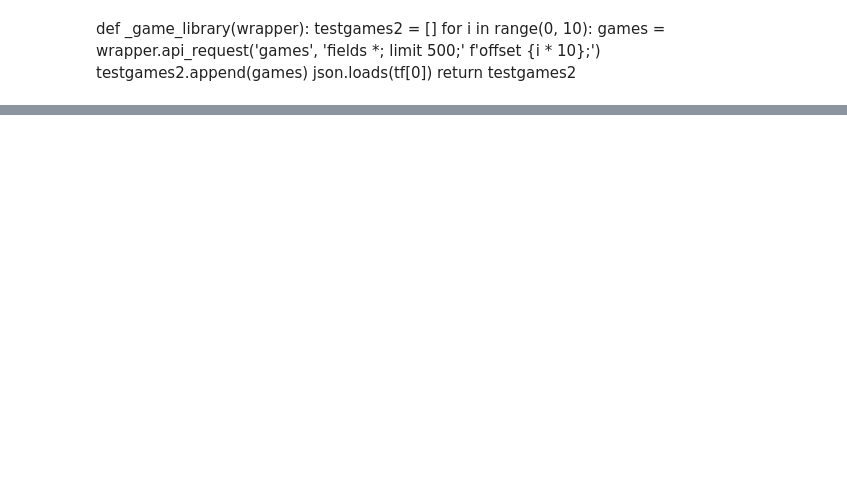
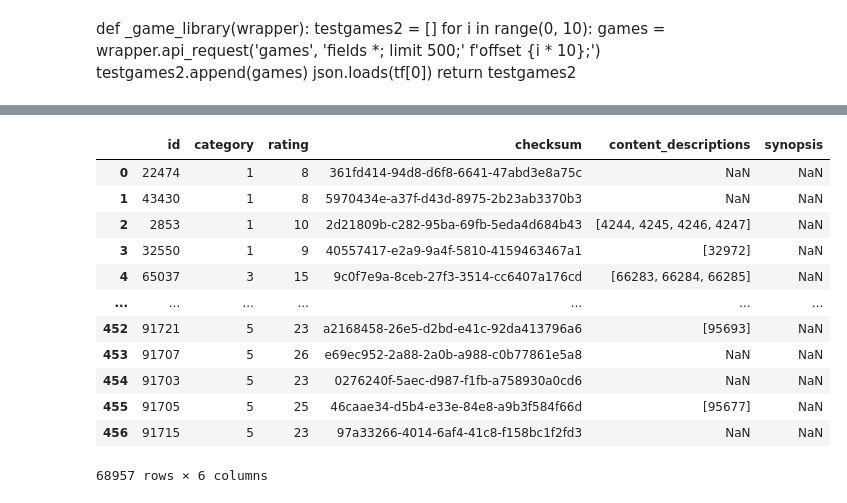
Before and after one commit to MrEnigmamgine/Videogame-Capstone_fork, a Jupyter notebook: jarrid_workbook.ipynb, the cells around one changed output, grey strips where cells are left out. Cells and saved outputs as stored; diff of their text form; code cells hidden in the pictures; blank space fills up the shorter version.

```diff
--- a/jarrid_workbook.ipynb
+++ b/jarrid_workbook.ipynb
@@ -264,0 +277,36 @@ game_library2.to_csv("games.csv")
+# %%
+headers = {'Client-ID': f'{Client_ID}', 'Authorization': f'Bearer {access_token}'}
+data = 'fields *; '
+r = requests.post('https://api.igdb.com/v4/age_ratings' ,data=data ,  headers=headers)
+
+age_ratings = wrapper.api_request('age_ratings', 'fields *;limit 500;')
+
+x = json.loads(age_ratings)
+
+age_ratings =pd.DataFrame(x)
+# %%
+def get_age_ratings(wrapper):
+    age_ratings = pd.DataFrame()
+    for i in range (0, 409):
+        a_ratings = wrapper.api_request('age_ratings', 'fields *; limit 500;' f'offset {i * 500};')
+        y = json.loads(a_ratings)
+        results_df =pd.DataFrame(y)
+        age_ratings = pd.concat([age_ratings, results_df])
+    return age_ratings
+# %%
+age_ratings = get_age_ratings(wrapper)
+age_ratings
+# %% [output]
+|  | id | category | rating | checksum | content_descriptions | synopsis |
+| 0 | 22474 | 1 | 8 | 361fd414-94d8-d6f8-6641-47abd3e8a75c | NaN | NaN |
+| 1 | 43430 | 1 | 8 | 5970434e-a37f-d43d-8975-2b23ab3370b3 | NaN | NaN |
+| 2 | 2853 | 1 | 10 | 2d21809b-c282-95ba-69fb-5eda4d684b43 | [4244, 4245, 4246, 4247] | NaN |
+| 3 | 32550 | 1 | 9 | 40557417-e2a9-9a4f-5810-4159463467a1 | [32972] | NaN |
+| 4 | 65037 | 3 | 15 | 9c0f7e9a-8ceb-27f3-3514-cc6407a176cd | [66283, 66284, 66285] | NaN |
+| ... | ... | ... | ... | ... | ... | ... |
+| 452 | 91721 | 5 | 23 | a2168458-26e5-d2bd-e41c-92da413796a6 | [95693] | NaN |
+| 453 | 91707 | 5 | 26 | e69ec952-2a88-2a0b-a988-c0b77861e5a8 | NaN | NaN |
+| 454 | 91703 | 5 | 23 | 0276240f-5aec-d987-f1fb-a758930a0cd6 | NaN | NaN |
+| 455 | 91705 | 5 | 25 | 46caae34-d5b4-e33e-84e8-a9b3f584f66d | [95677] | NaN |
+| 456 | 91715 | 5 | 23 | 97a33266-4014-6af4-41c8-f158bc1f2fd3 | NaN | NaN |
+68957 rows × 6 columns
```
Also changed, not shown: parts of 35 cells of this notebook.
